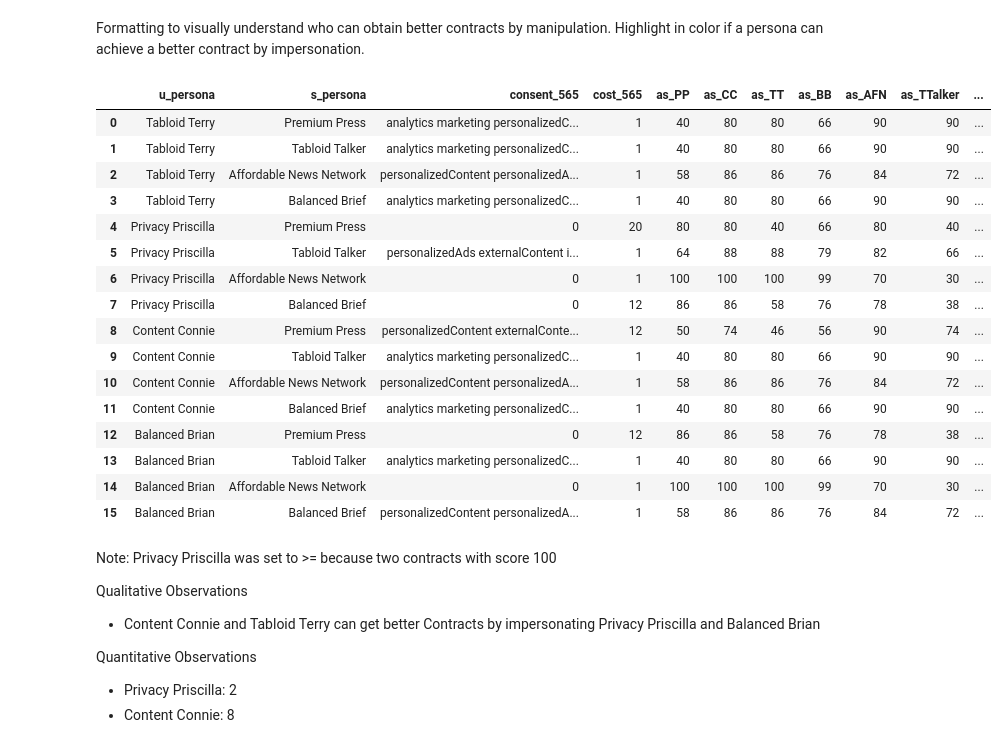
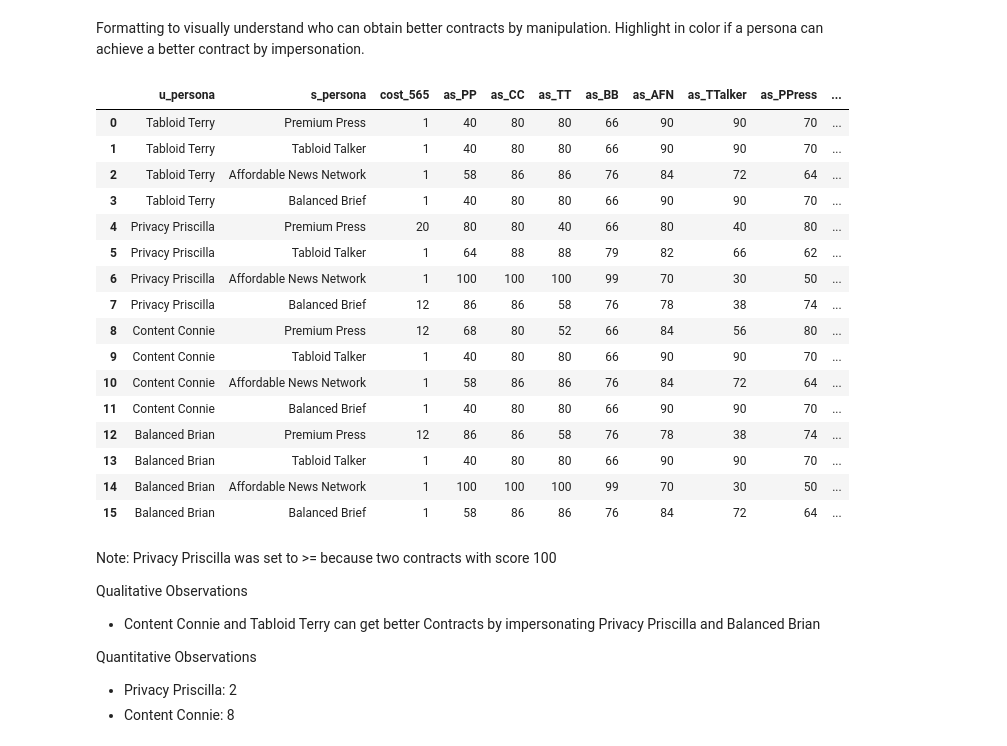
Before and after one commit to 82beja1bwi/contract-evaluation, a Jupyter notebook: qualitative_analysis.ipynb, the cells around one changed output. Cells and saved outputs as stored; diff of their text form; code cells hidden in the pictures.

```diff
--- a/qualitative_analysis.ipynb
+++ b/qualitative_analysis.ipynb
@@ -1174,7 +1162,7 @@ u_cons_scores = {
     "0" : 1,
     "identification" : 0.9,
     "analytics marketing personalizedContent personalizedAds externalContent identification" : 0,
-    "personalizedContent externalContent identification" : 0.4,
+    "personalizedContent externalContent identification" : 0.7,
     "personalizedAds":0.6,
     "personalizedContent personalizedAds externalContent": 0.4,
     "personalizedContent personalizedAds externalContent identification": 0.3,
@@ -1186,7 +1174,7 @@ s_cons_scores = {
     "0" : 0,
     "identification" : 0.1,
     "analytics marketing personalizedContent personalizedAds externalContent identification" : 1,
-    "personalizedContent externalContent identification" : 0.6,
+    "personalizedContent externalContent identification" : 0.3,
     "personalizedAds":0.4,
     "personalizedContent personalizedAds externalContent": 0.6,
     "personalizedContent personalizedAds externalContent identification": 0.7,
@@ -1225,7 +1213,7 @@ manip_2c_df.loc[manip_2c_df['u_persona'] == 'Content Connie & Tabloid Terry', 'u
 
 # calculate 1 column with original scores of respective site
 manip_2c_df.loc[manip_2c_df['s_persona'] == 'Affordable News Network', 's_score'] = (
-    100 * (0.8 * manip_2c_df['s_cons_scores'] + 0.2 * manip_2c_df['s_cont_scores'])
+    100 * (0.2 * manip_2c_df['s_cons_scores'] + 0.8 * manip_2c_df['s_cont_scores'])
 )
 
 manip_2c_df.loc[manip_2c_df['s_persona'] == 'Balanced Brief', 's_score'] = (
@@ -1233,7 +1221,7 @@ manip_2c_df.loc[manip_2c_df['s_persona'] == 'Balanced Brief', 's_score'] = (
 )
 
 manip_2c_df.loc[manip_2c_df['s_persona'] == 'Tabloid Talker & Premium Press', 's_score'] = (
-    100 * (0.2 * manip_2c_df['s_cons_scores'] + 0.8 * manip_2c_df['s_cont_scores'])
+    100 * (0.8 * manip_2c_df['s_cons_scores'] + 0.2 * manip_2c_df['s_cont_scores'])
 )
 
 # scores : if user were other persona it would rate with this score
@@ -1242,8 +1230,8 @@ manip_2c_df['as_CC_TT'] = 100 * (0.2 * manip_2c_df['u_cons_scores'] + 0.8 * mani
 manip_2c_df['as_BB'] = 100 * (0.5 * manip_2c_df['u_cons_scores'] + 0.5 * manip_2c_df['u_cont_scores'])
 
 # scores : if site were other persona it would rate with this score
-manip_2c_df['as_AFN'] = 100 * (0.8 * manip_2c_df['s_cons_scores'] + 0.2 * manip_2c_df['s_cont_scores'])
-manip_2c_df['as_TT_PP'] = 100 * (0.2 * manip_2c_df['s_cons_scores'] + 0.8 * manip_2c_df['s_cont_scores'])
+manip_2c_df['as_AFN'] = 100 * (0.2 * manip_2c_df['s_cons_scores'] + 0.8 * manip_2c_df['s_cont_scores'])
+manip_2c_df['as_TT_PP'] = 100 * (0.8 * manip_2c_df['s_cons_scores'] + 0.2 * manip_2c_df['s_cont_scores'])
 manip_2c_df['as_BBrief'] = 100 * (0.5 * manip_2c_df['s_cons_scores'] + 0.5 * manip_2c_df['s_cont_scores'])
 
 
@@ -1799,51 +1817,52 @@ def highlight_greater_than_own_value(col):
 
         # with PP
         style[4] = color_site if col[4] > col[7] else ''
         style[5] = color_site if col[5] > col[7] else ''
         style[6] = color_site if col[6] > col[7] else ''
 
         # with CC
         style[8] = color_site if col[8] > col[11] else ''
         style[9] = color_site if col[9] > col[11] else ''
         style[10] = color_site if col[10] > col[11] else ''
 
         # with BB
         style[12] = color_site if col[12] > col[15] else ''
         style[13] = color_site if col[13] > col[15] else ''
         style[14] = color_site if col[14] > col[15] else ''
 
     return style
 
 
 # Apply the styles to the original DataFrame
 #styled_df = manip_2c_df.style.apply(highlight_greater_than_x_plus_10, axis=1)
 
-filtered = manip_3c_df[['u_persona', 's_persona', 'consent_565','cost_565', 'as_PP',	'as_CC', 'as_TT',	'as_BB',	'as_AFN',	'as_TTalker',	'as_PPress', 'as_BBrief']]
+#filtered = manip_3c_df[['u_persona', 's_persona', 'consent_565','cost_565', 'as_PP',	'as_CC', 'as_TT',	'as_BB',	'as_AFN',	'as_TTalker',	'as_PPress', 'as_BBrief']]
+filtered = manip_3c_df[['u_persona', 's_persona', 'cost_565', 'as_PP',	'as_CC', 'as_TT',	'as_BB',	'as_AFN',	'as_TTalker',	'as_PPress', 'as_BBrief']]
 styler = filtered.style.apply(highlight_greater_than_own_value, axis=0)
 
 columns_to_format = ['as_PP','as_CC', 'as_TT',	'as_BB',	'as_AFN',	'as_TTalker',	'as_PPress', 'as_BBrief']
 styler.format(subset=pd.IndexSlice[:, columns_to_format], formatter="{:.0f}")
 
 
 styler
 # %% [output]
-|  | u_persona | s_persona | consent_565 | cost_565 | as_PP | as_CC | as_TT | as_BB | as_AFN | as_TTalker | ... |
-| 0 | Tabloid Terry | Premium Press | analytics marketing personalizedC... | 1 | 40 | 80 | 80 | 66 | 90 | 90 | ... |
-| 1 | Tabloid Terry | Tabloid Talker | analytics marketing personalizedC... | 1 | 40 | 80 | 80 | 66 | 90 | 90 | ... |
-| 2 | Tabloid Terry | Affordable News Network | personalizedContent personalizedA... | 1 | 58 | 86 | 86 | 76 | 84 | 72 | ... |
-| 3 | Tabloid Terry | Balanced Brief | analytics marketing personalizedC... | 1 | 40 | 80 | 80 | 66 | 90 | 90 | ... |
-| 4 | Privacy Priscilla | Premium Press | 0 | 20 | 80 | 80 | 40 | 66 | 80 | 40 | ... |
-| 5 | Privacy Priscilla | Tabloid Talker | personalizedAds externalContent i... | 1 | 64 | 88 | 88 | 79 | 82 | 66 | ... |
-| 6 | Privacy Priscilla | Affordable News Network | 0 | 1 | 100 | 100 | 100 | 99 | 70 | 30 | ... |
-| 7 | Privacy Priscilla | Balanced Brief | 0 | 12 | 86 | 86 | 58 | 76 | 78 | 38 | ... |
-| 8 | Content Connie | Premium Press | personalizedContent externalConte... | 12 | 50 | 74 | 46 | 56 | 90 | 74 | ... |
-| 9 | Content Connie | Tabloid Talker | analytics marketing personalizedC... | 1 | 40 | 80 | 80 | 66 | 90 | 90 | ... |
-| 10 | Content Connie | Affordable News Network | personalizedContent personalizedA... | 1 | 58 | 86 | 86 | 76 | 84 | 72 | ... |
-| 11 | Content Connie | Balanced Brief | analytics marketing personalizedC... | 1 | 40 | 80 | 80 | 66 | 90 | 90 | ... |
-| 12 | Balanced Brian | Premium Press | 0 | 12 | 86 | 86 | 58 | 76 | 78 | 38 | ... |
-| 13 | Balanced Brian | Tabloid Talker | analytics marketing personalizedC... | 1 | 40 | 80 | 80 | 66 | 90 | 90 | ... |
-| 14 | Balanced Brian | Affordable News Network | 0 | 1 | 100 | 100 | 100 | 99 | 70 | 30 | ... |
-| 15 | Balanced Brian | Balanced Brief | personalizedContent personalizedA... | 1 | 58 | 86 | 86 | 76 | 84 | 72 | ... |
+|  | u_persona | s_persona | cost_565 | as_PP | as_CC | as_TT | as_BB | as_AFN | as_TTalker | as_PPress | ... |
+| 0 | Tabloid Terry | Premium Press | 1 | 40 | 80 | 80 | 66 | 90 | 90 | 70 | ... |
+| 1 | Tabloid Terry | Tabloid Talker | 1 | 40 | 80 | 80 | 66 | 90 | 90 | 70 | ... |
+| 2 | Tabloid Terry | Affordable News Network | 1 | 58 | 86 | 86 | 76 | 84 | 72 | 64 | ... |
+| 3 | Tabloid Terry | Balanced Brief | 1 | 40 | 80 | 80 | 66 | 90 | 90 | 70 | ... |
+| 4 | Privacy Priscilla | Premium Press | 20 | 80 | 80 | 40 | 66 | 80 | 40 | 80 | ... |
+| 5 | Privacy Priscilla | Tabloid Talker | 1 | 64 | 88 | 88 | 79 | 82 | 66 | 62 | ... |
+| 6 | Privacy Priscilla | Affordable News Network | 1 | 100 | 100 | 100 | 99 | 70 | 30 | 50 | ... |
+| 7 | Privacy Priscilla | Balanced Brief | 12 | 86 | 86 | 58 | 76 | 78 | 38 | 74 | ... |
+| 8 | Content Connie | Premium Press | 12 | 68 | 80 | 52 | 66 | 84 | 56 | 80 | ... |
+| 9 | Content Connie | Tabloid Talker | 1 | 40 | 80 | 80 | 66 | 90 | 90 | 70 | ... |
+| 10 | Content Connie | Affordable News Network | 1 | 58 | 86 | 86 | 76 | 84 | 72 | 64 | ... |
+| 11 | Content Connie | Balanced Brief | 1 | 40 | 80 | 80 | 66 | 90 | 90 | 70 | ... |
+| 12 | Balanced Brian | Premium Press | 12 | 86 | 86 | 58 | 76 | 78 | 38 | 74 | ... |
+| 13 | Balanced Brian | Tabloid Talker | 1 | 40 | 80 | 80 | 66 | 90 | 90 | 70 | ... |
+| 14 | Balanced Brian | Affordable News Network | 1 | 100 | 100 | 100 | 99 | 70 | 30 | 50 | ... |
+| 15 | Balanced Brian | Balanced Brief | 1 | 58 | 86 | 86 | 76 | 84 | 72 | 64 | ... |
 # %% [markdown]
 Note: Privacy Priscilla was set to >= because two contracts with score 100
 
```
Also changed, not shown: parts of 7 cells of this notebook.
